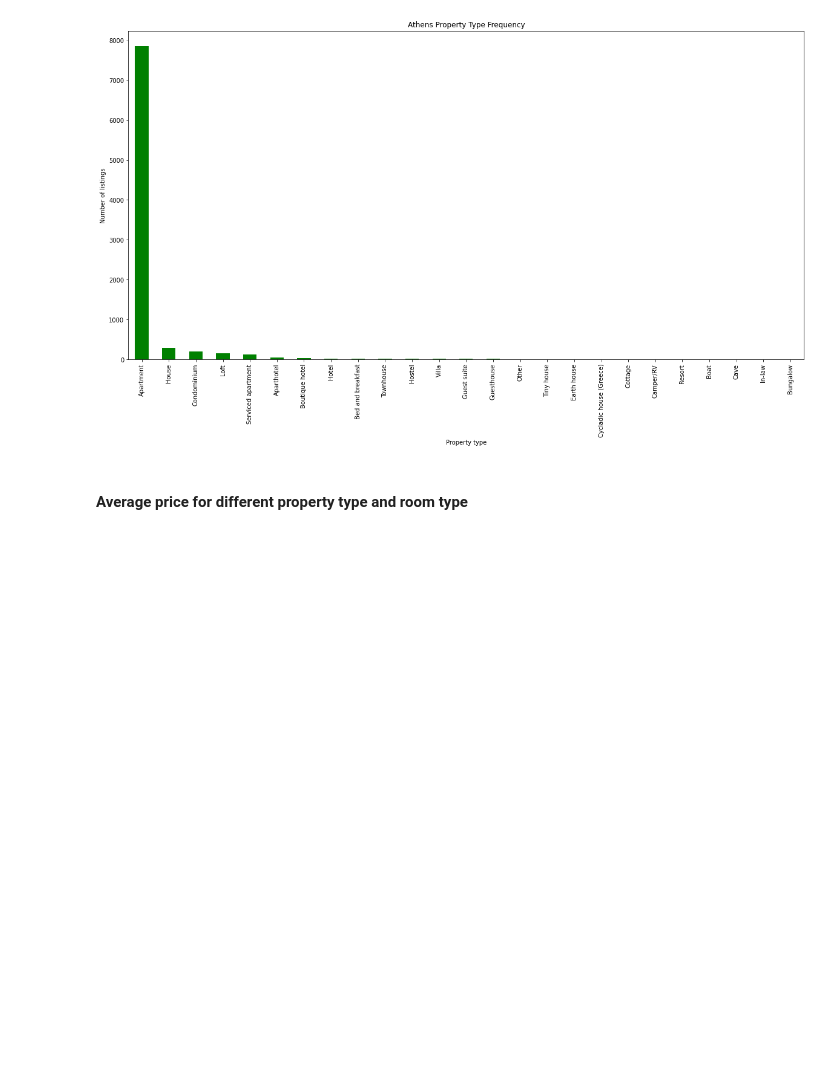
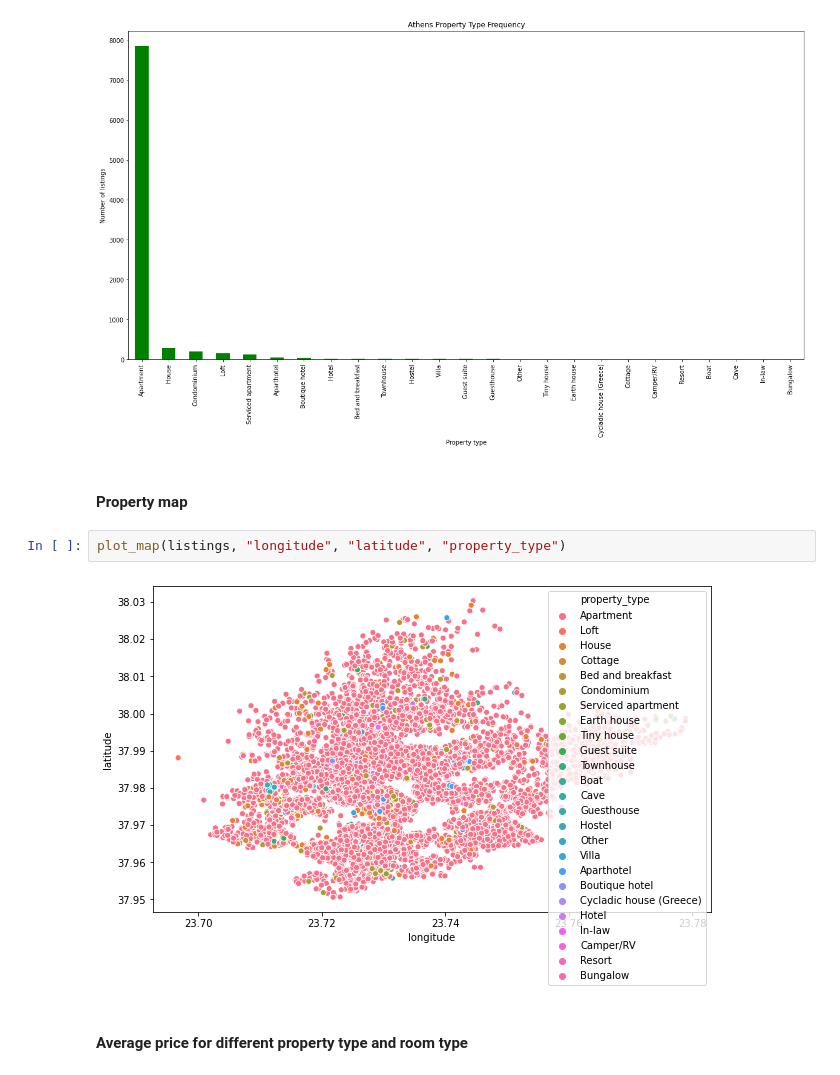
Before and after one commit to alexiszamanidis/airbnb_data_analysis, a Jupyter notebook: notebooks/listings.ipynb, the cells around one changed output. Cells and saved outputs as stored; diff of their text form; blank space fills up the shorter version.

```diff
--- a/notebooks/listings.ipynb
+++ b/notebooks/listings.ipynb
@@ -123,6 +122,12 @@ plot_bar(property_type,"property_type","number_of_listings","Athens Property Typ
          "Property type","Number of listings","Green")
 # %% [output]
 [figure]
+# %% [markdown]
+#### Property map
+# %%
+plot_map(listings, "longitude", "latitude", "property_type")
+# %% [output]
+[figure, added]
 # %% [markdown]
 #### Average price for different property type and room type
 # %%
```
Also changed, not shown: parts of 10 cells of this notebook, 3 other files.
